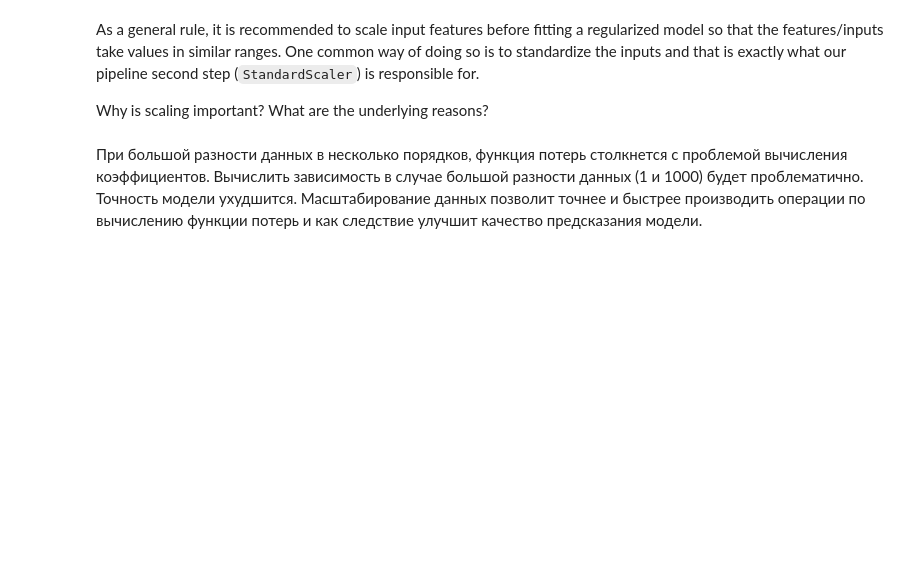
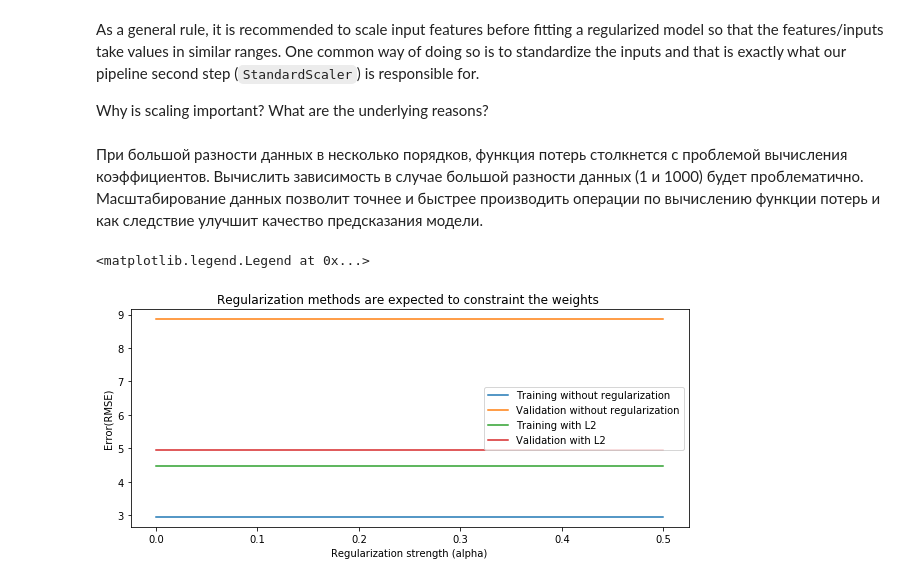
Before and after one commit to kinkpunk/ml-intro, a Jupyter notebook: 3_overfitting_regularization/overfitting_regularization.ipynb, the cells around one changed output. Drawn from its saved outputs; the diff is of its cells as text; code cells hidden in the pictures; blank space fills up the shorter version.

```diff
--- a/3_overfitting_regularization/overfitting_regularization.ipynb
+++ b/3_overfitting_regularization/overfitting_regularization.ipynb
@@ -623,5 +646,44 @@ As a general rule, it is recommended to scale input features before fitting a re
 
 Why is scaling important? What are the underlying reasons?
 # %% [markdown]
-При большой разности данных в несколько порядков, функция потерь столкнется с проблемой вычисления коэффициентов. Вычислить зависимость в случае большой разности данных (1 и 1000) будет проблематично. Точность модели ухудшится.
+При большой разности данных в несколько порядков, функция потерь столкнется с проблемой вычисления коэффициентов. Вычислить зависимость в случае большой разности данных (1 и 1000) будет проблематично.
 Масштабирование данных позволит точнее и быстрее производить операции по вычислению функции потерь и как следствие улучшит качество предсказания модели.
+# %%
+scale = StandardScaler()
+
+X_copy = X.copy()
+scale.fit(X_copy)
+X_scale = scale.transform(X_copy)
+# %%
+train_L2_scale, valid_L2_scale = [], []
+train_no_reg_scale, valid_no_reg_scale = [], []
+
+for alpha in ALPHAS:
+    results_no_reg_scale = cross_validate(make_model(degree=15, penalty=None),
+                             X_scale, y, cv=5,
+                             return_train_score=True,
+                             scoring='neg_root_mean_squared_error')
+    train_no_reg_scale.append(-np.mean(results_no_reg['train_score']))
+    valid_no_reg_scale.append(-np.mean(results_no_reg['test_score']))
+
+    results_L2_scale = cross_validate(make_model(degree=15, penalty='L2', alpha=alpha),
+                             X_scale, y, cv=5,
+                             return_train_score=True,
+                             scoring='neg_root_mean_squared_error')
+    train_L2_scale.append(-np.mean(results_L2['train_score']))
+    valid_L2_scale.append(-np.mean(results_L2['test_score']))
+# %%
+# создадим график на котором отобразим ошибку RMSE тренировочных
+# и проверочных данных без использования регуляризации L1 и с использованием.
+plt.figure(figsize=(10,4))
+plt.title('Regularization methods are expected to constraint the weights ')
+ax = sns.lineplot(y=train_no_reg_scale, x=ALPHAS)
+ax = sns.lineplot(y=valid_no_reg_scale, x=ALPHAS)
+ax = sns.lineplot(y=train_L2_scale, x=ALPHAS)
+ax = sns.lineplot(y=valid_L2_scale, x=ALPHAS)
+ax.set(xlabel='Regularization strength (alpha)', ylabel='Error(RMSE)')
+ax.legend(labels=['Training without regularization','Validation without regularization',
+                  'Training with L2', 'Validation with L2'], loc = 'best')
+# %% [output]
+<matplotlib.legend.Legend at 0x...>
+[figure, added]
```
Also changed, not shown: parts of 4 cells of this notebook.
